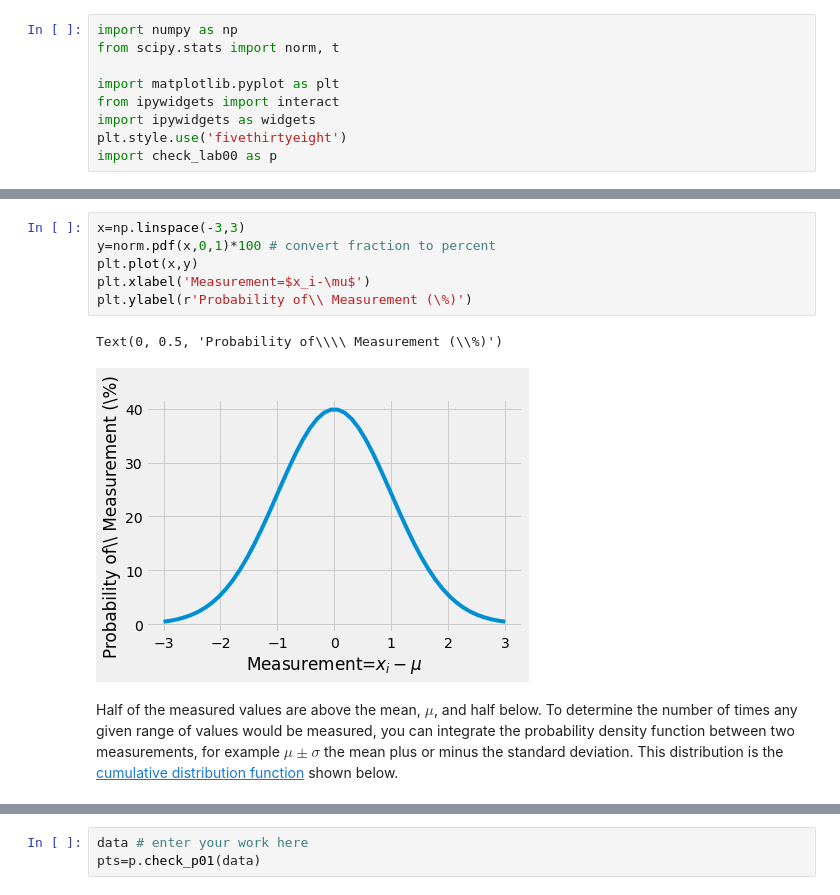
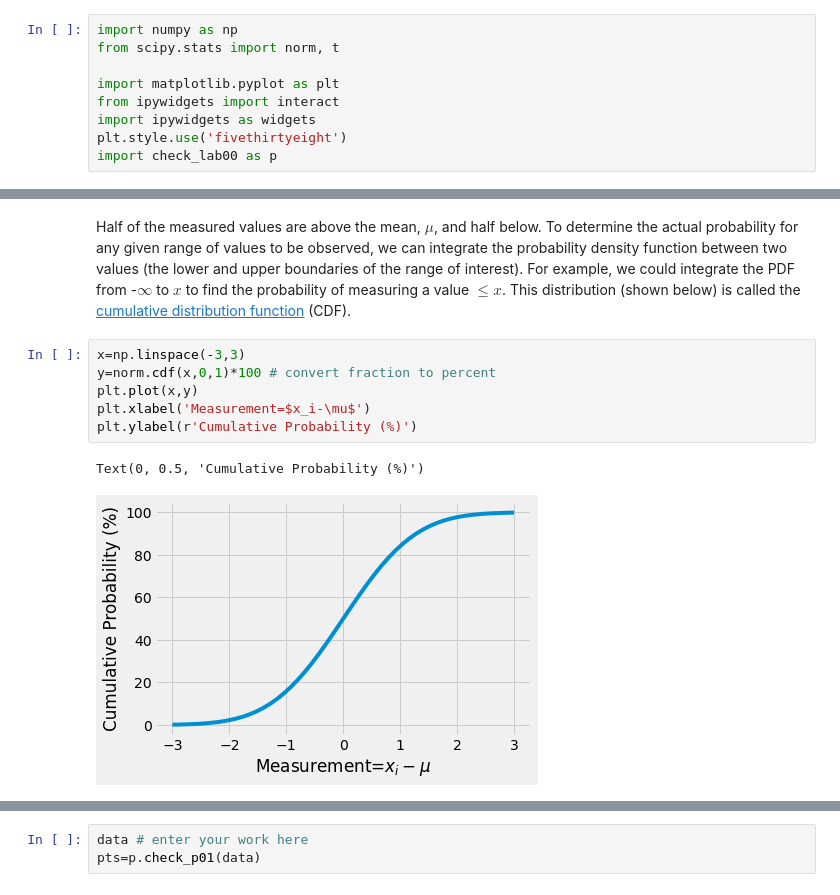
Before and after one commit to cooperrc/sensors_and_data, a Jupyter notebook: _sources/ME3263-Lab_00/ME3263-Lab_00.ipynb, the cells around one changed output, grey strips where cells are left out. Drawn from its saved outputs; the diff is of its cells as text.

```diff
--- a/_sources/ME3263-Lab_00/ME3263-Lab_00.ipynb
+++ b/_sources/ME3263-Lab_00/ME3263-Lab_00.ipynb
@@ -36,11 +44,11 @@ If you know the mean and standard deviation of a normally distributed data set,
+# %% [markdown]
+Half of the measured values are above the mean, $\mu$, and half below. To determine the actual probability for any given range of values to be observed, we can integrate the probability density function between two values (the lower and upper boundaries of the range of interest). For example, we could integrate the PDF from -$\infty$ to $x$ to find the probability of measuring a value $\le x$. This distribution (shown below) is called the [cumulative distribution function](https://en.wikipedia.org/wiki/Cumulative_distribution_function) (CDF).
 # %%
 x=np.linspace(-3,3)
-y=norm.pdf(x,0,1)*100 # convert fraction to percent
+y=norm.cdf(x,0,1)*100 # convert fraction to percent
 plt.plot(x,y)
 plt.xlabel('Measurement=$x_i-\mu$')
-plt.ylabel(r'Probability of\\ Measurement (\%)')
+plt.ylabel(r'Cumulative Probability (%)')
 # %% [output]
-Text(0, 0.5, 'Probability of\\\\ Measurement (\\%)')
+Text(0, 0.5, 'Cumulative Probability (%)')
-[figure, old version]
+[figure, new version]
-# %% [markdown]
-Half of the measured values are above the mean, $\mu$, and half below. To determine the number of times any given range of values would be measured, you can integrate the probability density function between two measurements, for example $\mu\pm\sigma$ the mean plus or minus the standard deviation. This distribution is the [cumulative distribution function](https://en.wikipedia.org/wiki/Cumulative_distribution_function) shown below.
```
Also changed, not shown: parts of 22 cells of this notebook, 17 other files.
